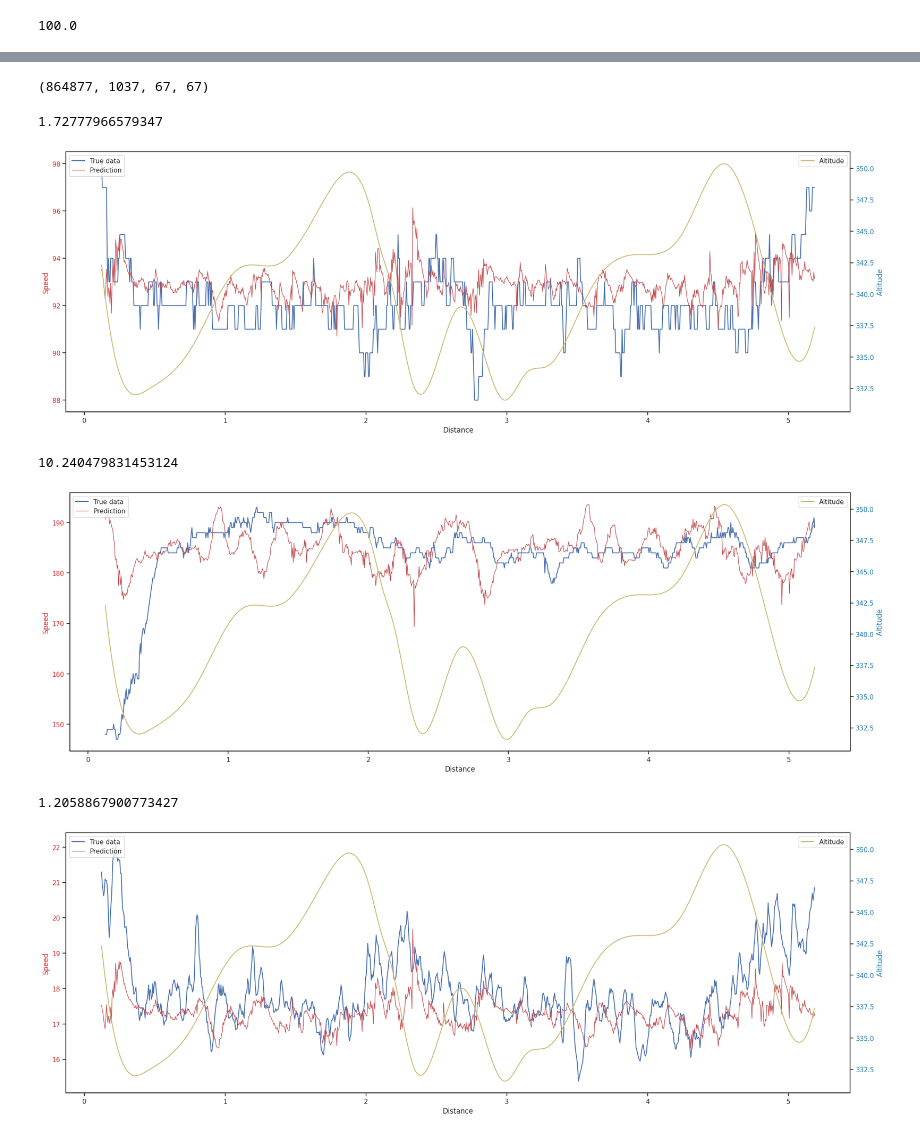
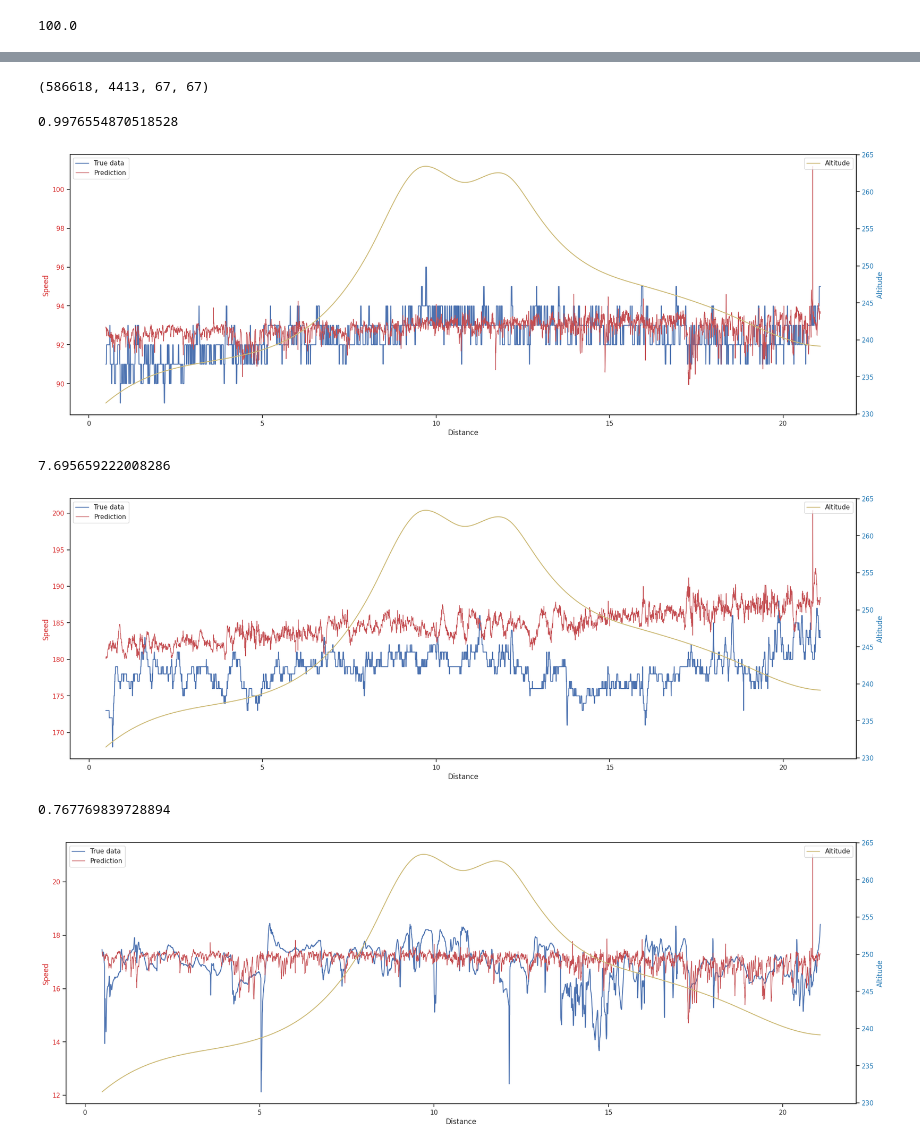
Before and after one commit to VojtaZahradnik/master_thesis, a Jupyter notebook: src/research/testing.ipynb, the cells around one changed output, grey strips where cells are left out. Drawn from its saved outputs; the diff is of its cells as text; code cells hidden in the pictures.

```diff
--- a/src/research/testing.ipynb
+++ b/src/research/testing.ipynb
@@ -46,9 +46,9 @@ for x in range(len(data)):
         zone = 5
     data[x]['hr_zone'] = zone
 # %%
-# race_index = fit.get_race_index(data, "2022-10-02-10-30") # HRADEC - 1:16 - 1:14
+race_index = fit.get_race_index(data, "2022-10-02-10-30") # HRADEC - 1:16 - 1:14
 # race_index = fit.get_race_index(data, "2022-11-13-10-59") # VELKA KUNRATICKA 15:20 - 13:20
 # race_index = fit.get_race_index(data, "2022-10-08-11-18") # BEROUNKA RUN 90:30 - 95:30
-race_index = fit.get_race_index(data, "2022-12-31-11-00") # SILVESTRAK 18:20 - 17:20
+# race_index = fit.get_race_index(data, "2022-12-31-11-00") # SILVESTRAK 18:20 - 17:20
 race_index
 # %% [output]
@@ -117,46 +117,46 @@ for colname in train_df.columns:
 # %%
 len(train_df),len(test_df), len(train_df.columns), len(test_df.columns)
 # %% [output]
-(864877, 1037, 67, 67)
+(586618, 4413, 67, 67)
 # %%
-from sklearn.linear_model import Ridge, LinearRegression, RidgeCV
-clf = RidgeCV()
+from sklearn.linear_model import Ridge, LinearRegression, RidgeCV, ElasticNetCV
+clf = ElasticNetCV()
 percent_delay = int(len(test_df) * 0.02) ## 2% delay
 clf.fit(train_df, cad_train)
 y_pred_cad =clf.predict(test_df)
 _, _ = evl.plot(df=test_df[percent_delay:],pred=y_pred_cad[percent_delay:],endog='enhanced_speed',true_data=cad_test[percent_delay:])
 print(evl.rmse(actual=cad_test,predicted=y_pred_cad))
 # %% [output]
-1.72777966579347
+0.9976554870518528
-[figure, old version]
+[figure, new version]
 # %%
 train_df['cadence'] = cad_train
 test_df['cadence'] = y_pred_cad
 # %%
-from sklearn.linear_model import Ridge, LinearRegression, RidgeCV
-clf = RidgeCV()
+from sklearn.linear_model import Ridge, LinearRegression, RidgeCV, ElasticNetCV
+clf = ElasticNetCV()
 percent_delay = int(len(test_df) * 0.02) ## 2% delay
 clf.fit(train_df, heart_train)
 y_pred_hr =clf.predict(test_df)
 _, _ = evl.plot(df=test_df[percent_delay:],pred=y_pred_hr[percent_delay:],endog='enhanced_speed',true_data=heart_test[percent_delay:])
 print(evl.rmse(actual=heart_test,predicted=y_pred_hr))
 # %% [output]
-10.240479831453124
+7.695659222008286
-[figure, old version]
+[figure, new version]
 # %%
 train_df['heart_rate'] = heart_train
 test_df['heart_rate'] = y_pred_hr
 # %%
-from sklearn.linear_model import Ridge, LinearRegression, RidgeCV
-clf = RidgeCV()
+from sklearn.linear_model import Ridge, LinearRegression, RidgeCV, ElasticNetCV
+clf = ElasticNetCV()
 percent_delay = int(len(test_df) * 0.02) ## 2% delay
 clf.fit(train_df, speed_train)
 y_pred_ridge =clf.predict(test_df)
 _, _ = evl.plot(df=test_df[percent_delay:],pred=y_pred_ridge[percent_delay:],endog='enhanced_speed',true_data=speed_test[percent_delay:])
 print(evl.rmse(actual=speed_test,predicted=y_pred_ridge))
 # %% [output]
-1.2058867900773427
+0.767769839728894
-[figure, old version]
+[figure, new version]
 # %%
 import math
 np.mean(speed_test),np.mean(y_pred_ridge),max(test_df.distance)
```
Also changed, not shown: parts of 3 cells of this notebook, 4 other files.
